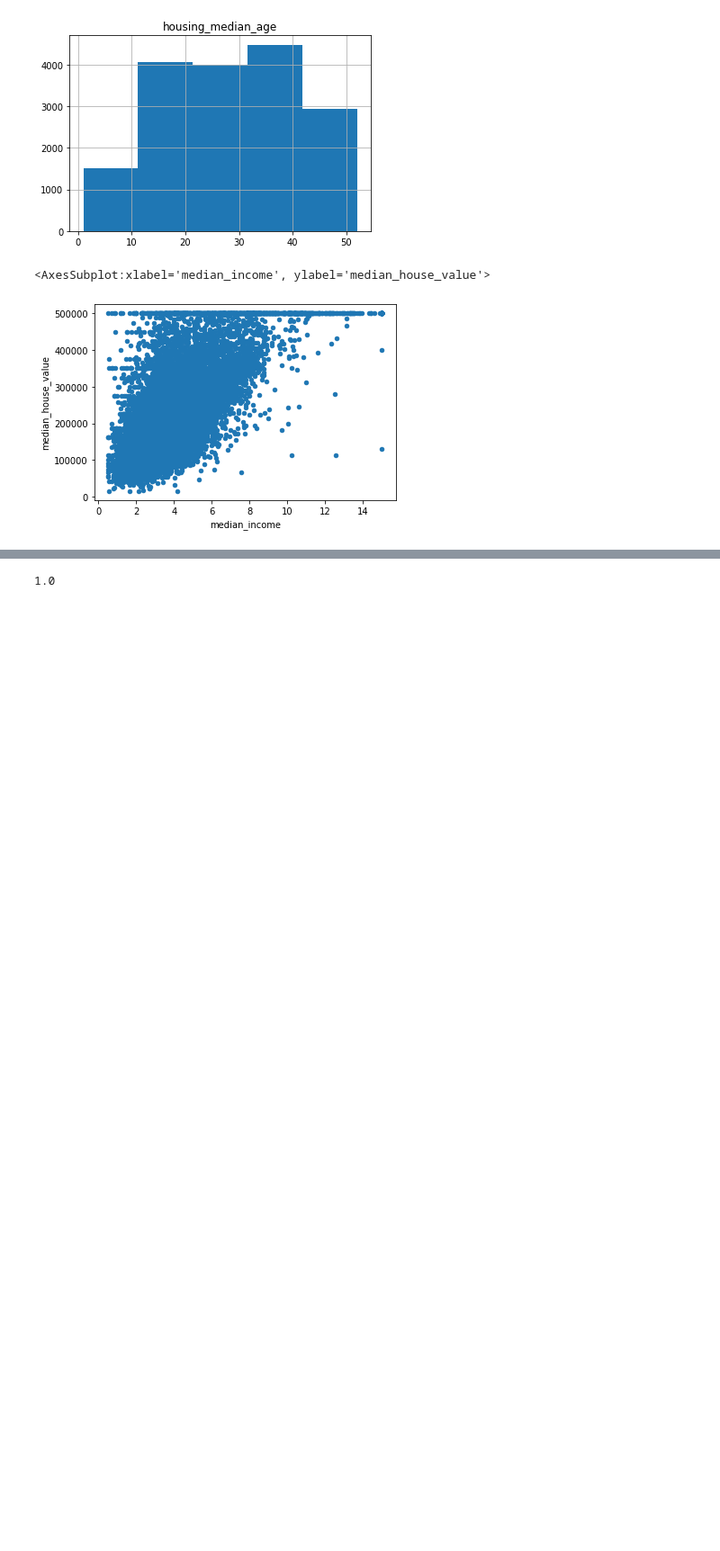
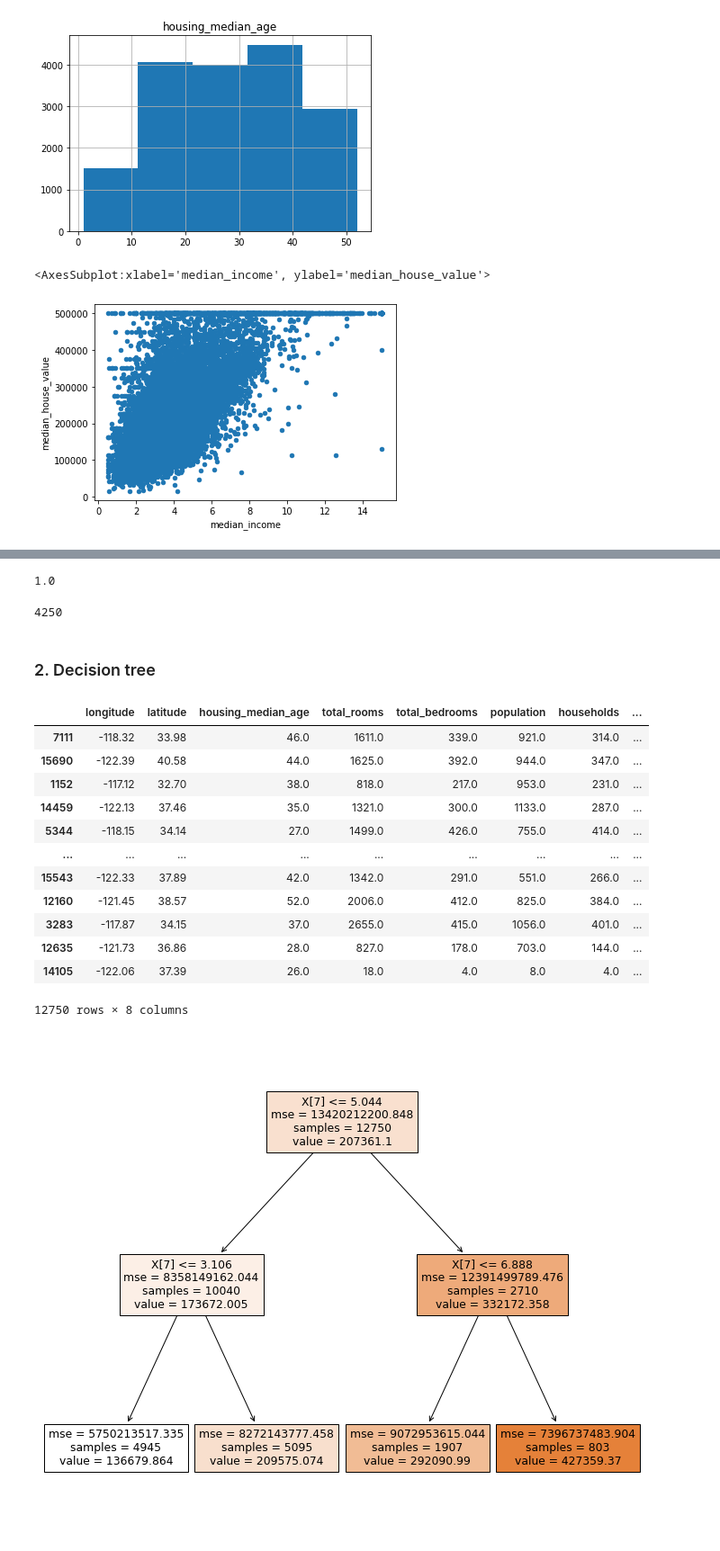
Before and after one commit to RitikaKhurana30/HousingPriceAnalysis, a Jupyter notebook: 03-11-2022_House Pricing Prediction by Ritika Khurana.ipynb, the cells around one changed output, grey strips where cells are left out. Shown at 90% size. Saved outputs shown, nothing was run; the diff lists cells and outputs as text; code cells hidden in the pictures; blank space fills up the shorter version.

```diff
--- a/03-11-2022_House Pricing Prediction by Ritika Khurana.ipynb
+++ b/03-11-2022_House Pricing Prediction by Ritika Khurana.ipynb
@@ -92,7 +96,7 @@ X_df #dropping off target taking all other
 
 
 #spliting them now
-X_train, X_test, y_train, y_test = train_test_split(X_df, y_df)
+X_train, X_test, y_train, y_test = train_test_split(X_df, y_df,test_size=0.2)
 
 
 #putting it to model
@@ -105,7 +109,17 @@ clf.score(X_test, y_test) #Return the mean accuracy on the given test data and l
 #predicting on X test data
 y_pred = clf.predict(X_test)
 
+
 clf.score(X_test,y_pred )  #100 percent
+# %% [output]
+1.0
 # %%
+len(y_pred)
+
+#california_df['Housing_pred'] = y_pred
+#type(y_pred)
+#california_df = california_df[y_pred]
 # %% [output]
-1.0
+4250
+# %% [markdown]
+### 2. Decision tree
@@ -111,0 +130,23 @@ clf.score(X_test,y_pred )  #100 percent
+# %%
+regr = DecisionTreeRegressor(random_state=1234, max_depth=2)  # this creates a generic decision tree model (sort of like a recipe)
+model = regr.fit(X_train, y_train)            # this trains our generic model on our specific data to create a decision tree for our data
+# %%
+fig = plt.figure(figsize=(12,10))             # use this to adjust the size of the image
+_ = tree.plot_tree(regr, filled=True)
+
+#I have stoped the decision tree length @2
+# %% [output]
+|  | longitude | latitude | housing_median_age | total_rooms | total_bedrooms | population | households | ... |
+| 7111 | -118.32 | 33.98 | 46.0 | 1611.0 | 339.0 | 921.0 | 314.0 | ... |
+| 15690 | -122.39 | 40.58 | 44.0 | 1625.0 | 392.0 | 944.0 | 347.0 | ... |
+| 1152 | -117.12 | 32.70 | 38.0 | 818.0 | 217.0 | 953.0 | 231.0 | ... |
+| 14459 | -122.13 | 37.46 | 35.0 | 1321.0 | 300.0 | 1133.0 | 287.0 | ... |
+| 5344 | -118.15 | 34.14 | 27.0 | 1499.0 | 426.0 | 755.0 | 414.0 | ... |
+| ... | ... | ... | ... | ... | ... | ... | ... | ... |
+| 15543 | -122.33 | 37.89 | 42.0 | 1342.0 | 291.0 | 551.0 | 266.0 | ... |
+| 12160 | -121.45 | 38.57 | 52.0 | 2006.0 | 412.0 | 825.0 | 384.0 | ... |
+| 3283 | -117.87 | 34.15 | 37.0 | 2655.0 | 415.0 | 1056.0 | 401.0 | ... |
+| 12635 | -121.73 | 36.86 | 28.0 | 827.0 | 178.0 | 703.0 | 144.0 | ... |
+| 14105 | -122.06 | 37.39 | 26.0 | 18.0 | 4.0 | 8.0 | 4.0 | ... |
+12750 rows × 8 columns
+[figure, added]
```
Also changed, not shown: parts of 12 cells of this notebook.
